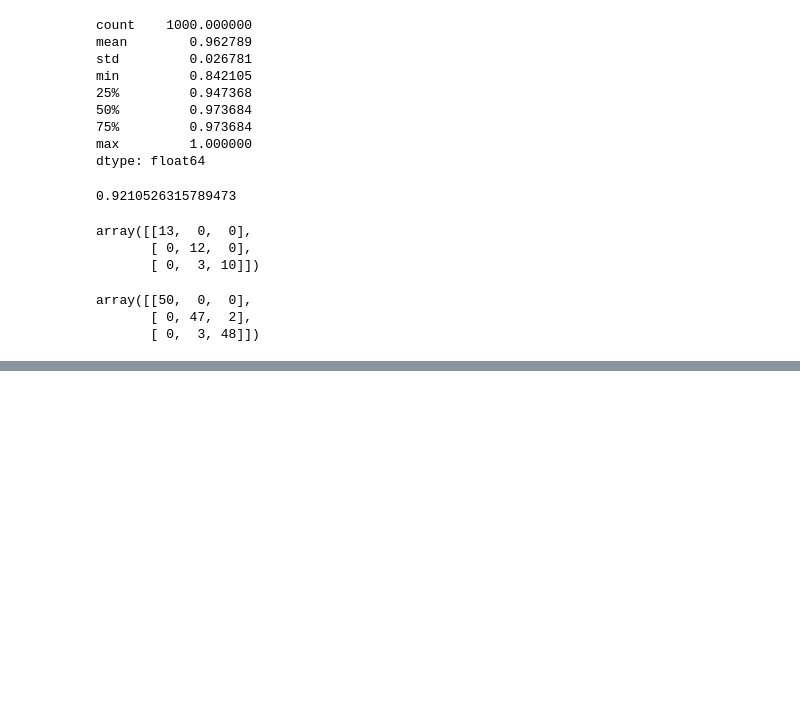
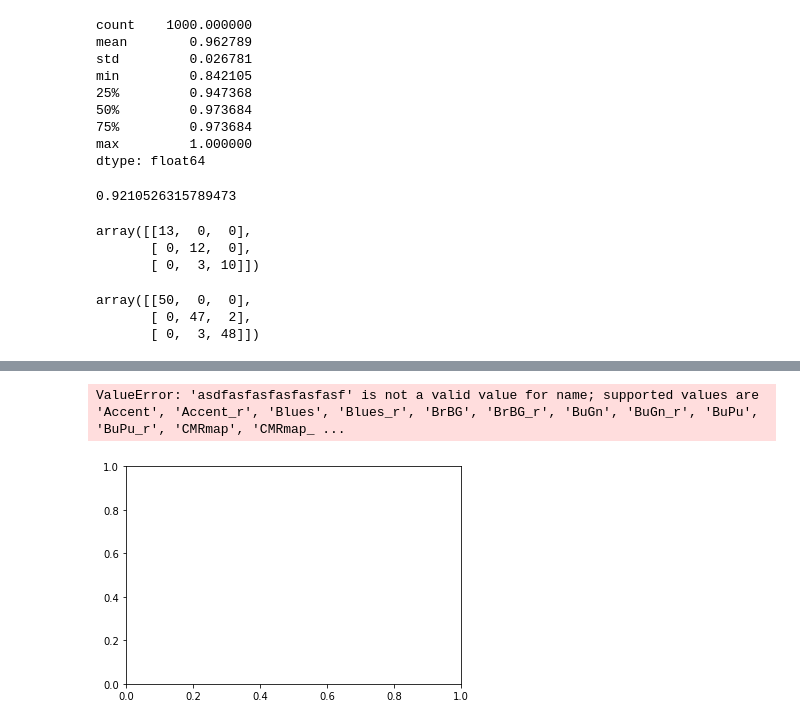
Before and after one commit to ramlaxman/cisco-data-science-2020-sept, a Jupyter notebook: Cisco — 2020 September 23.ipynb, the cells around one changed output, grey strips where cells are left out. Saved outputs shown, nothing was run; the diff lists cells and outputs as text; code cells hidden in the pictures; blank space fills up the shorter version.

```diff
--- a/Cisco — 2020 September 23.ipynb
+++ b/Cisco — 2020 September 23.ipynb
@@ -810,0 +830,8 @@ array([[50,  0,  0],
+# %%
+X.plot.scatter(x='sepal length (cm)',
+              y='sepal width (cm)',
+              c=y,
+               colormap='asdfasfasfasfasfasf')
+# %% [output]
+ValueError: 'asdfasfasfasfasfasf' is not a valid value for name; supported values are 'Accent', 'Accent_r', 'Blues', 'Blues_r', 'BrBG', 'BrBG_r', 'BuGn', 'BuGn_r', 'BuPu', 'BuPu_r', 'CMRmap', 'CMRmap_ ...
+[figure, added]
```
Also changed, not shown: parts of 3 cells of this notebook.
